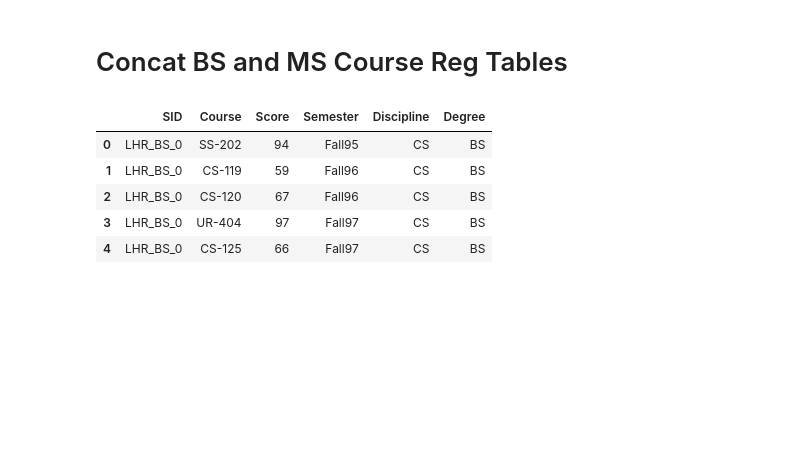
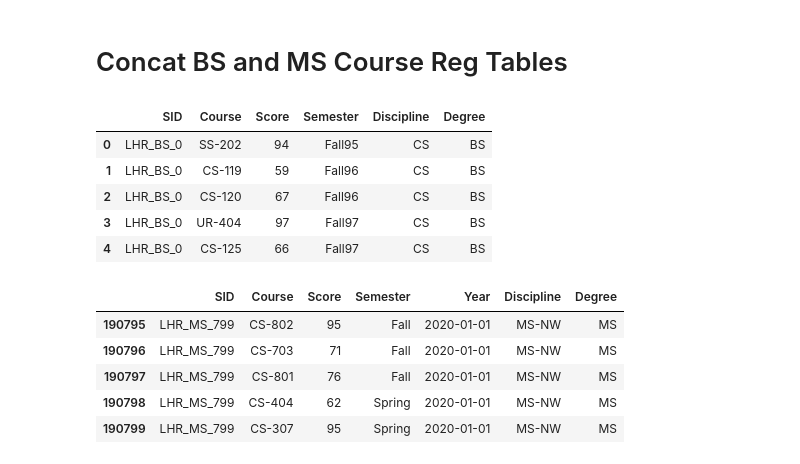
Before and after one commit to aadimator/CSE553-Data-Mining, a Jupyter notebook: 1.data-cleaning/Lahore.ipynb, the cells around one changed output. Saved outputs shown, nothing was run; the diff lists cells and outputs as text; code cells hidden in the pictures; blank space fills up the shorter version.

```diff
--- a/1.data-cleaning/Lahore.ipynb
+++ b/1.data-cleaning/Lahore.ipynb
@@ -333,0 +342,9 @@ df_reg.head()
+# %%
+df_reg.tail()
+# %% [output]
+|  | SID | Course | Score | Semester | Year | Discipline | Degree |
+| 190795 | LHR_MS_799 | CS-802 | 95 | Fall | 2020-01-01 | MS-NW | MS |
+| 190796 | LHR_MS_799 | CS-703 | 71 | Fall | 2020-01-01 | MS-NW | MS |
+| 190797 | LHR_MS_799 | CS-801 | 76 | Fall | 2020-01-01 | MS-NW | MS |
+| 190798 | LHR_MS_799 | CS-404 | 62 | Spring | 2020-01-01 | MS-NW | MS |
+| 190799 | LHR_MS_799 | CS-307 | 95 | Spring | 2020-01-01 | MS-NW | MS |
```
Also changed, not shown: parts of 6 cells of this notebook, 1 other file.
